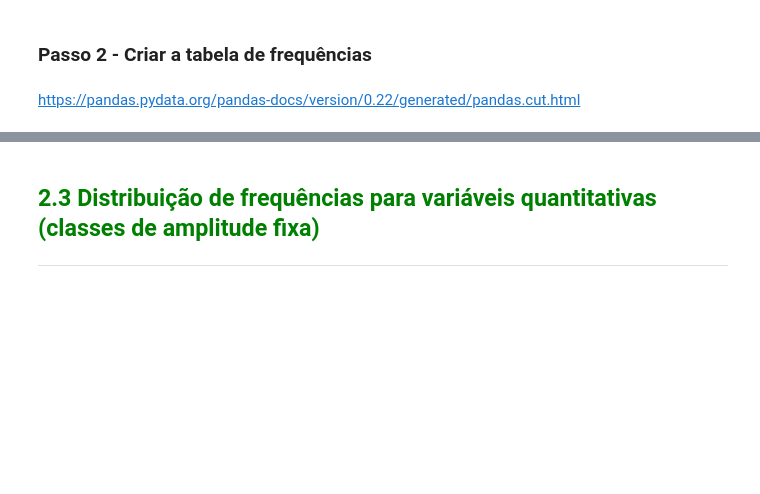
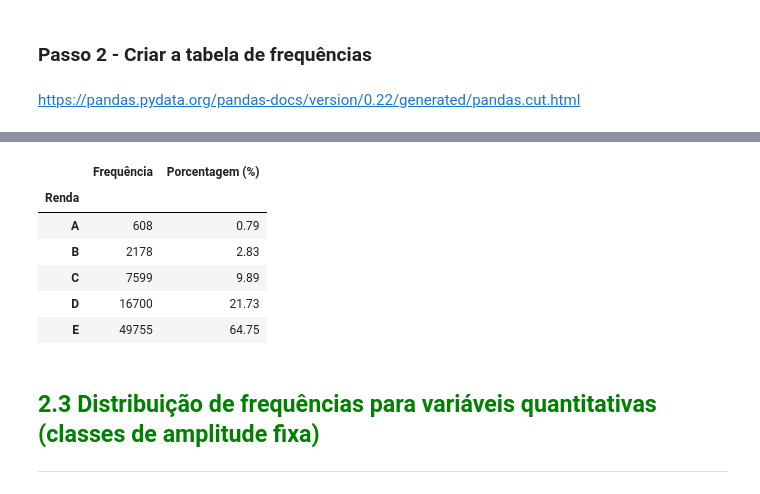
Before and after one commit to OtavioSotnas/Estatistica, a Jupyter notebook: Curso_de_Estatística_Parte_1.ipynb, the cells around one changed output, grey strips where cells are left out. Cells and saved outputs as stored; diff of their text form; code cells hidden in the pictures; blank space fills up the shorter version.

```diff
--- a/Curso_de_Estatística_Parte_1.ipynb
+++ b/Curso_de_Estatística_Parte_1.ipynb
@@ -334,0 +339,13 @@ https://pandas.pydata.org/pandas-docs/version/0.22/generated/pandas.cut.html
+# %%
+# Nas nosas faixas de valor devemos incluir o valor min e max
+intervalos = [dados.Renda.min(), 1_576, 3_152, 7_880, 15_760, dados.Renda.max()]
+labels = ['E','D','C','B','A']
+# %%
+frequencia = pd.cut(x = dados.Renda,
+                    bins = intervalos,
+                    labels = labels,
+                    include_lowest = True
+                    ).value_counts()
+
+
+percentual = pd.cut(x = dados.Renda, bins = intervalos, labels = labels, include_lowest = True).value_counts(normalize=True) * 100
@@ -335,3 +360,16 @@ https://pandas.pydata.org/pandas-docs/version/0.22/generated/pandas.cut.html
+# %%
+tabela_frequencia = pd.DataFrame({'Frequência' : frequencia, 'Porcentagem (%)' : round(percentual,2)})
+tabela_frequencia.sort_index(ascending=False, inplace=True)
+# %%
+tabela_frequencia
+# %% [output]
+|  | Frequência | Porcentagem (%) |
+| Renda |  |  |
+| A | 608 | 0.79 |
+| B | 2178 | 2.83 |
+| C | 7599 | 9.89 |
+| D | 16700 | 21.73 |
+| E | 49755 | 64.75 |
 # %% [markdown]
 ## <font color=green>2.3 Distribuição de frequências para variáveis quantitativas (classes de amplitude fixa)</font>
 ***
```
Also changed, not shown: parts of 6 cells of this notebook.
